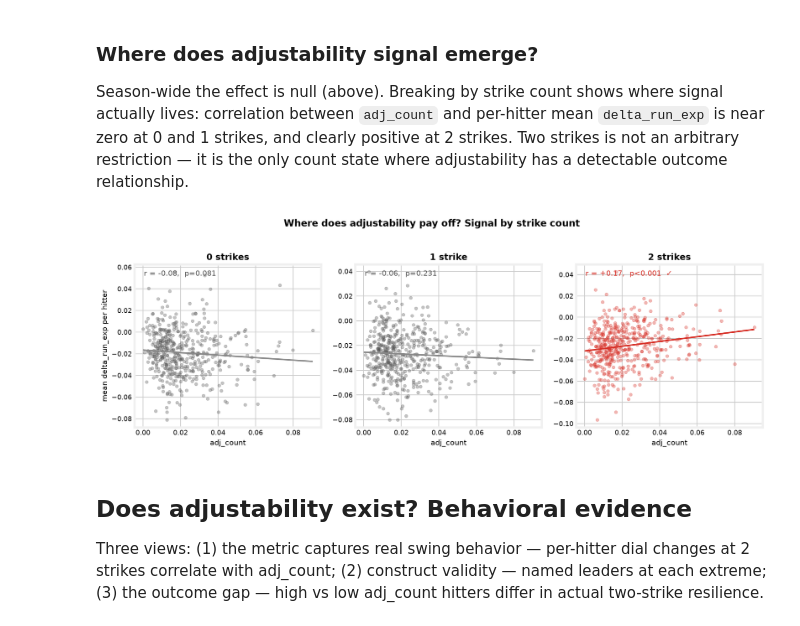
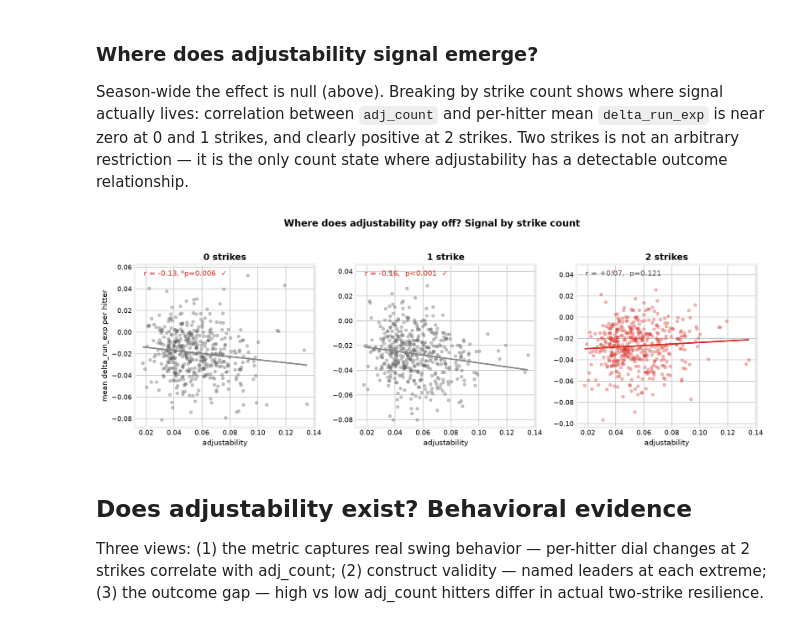
Before and after one commit to theoauyeung/swing_repetoire, a Jupyter notebook: src/adjustability_results.ipynb, the cells around one changed output. Cells and saved outputs as stored; diff of their text form; code cells hidden in the pictures.

Commit message:
auto: results/plots/adjustability/adjustability_signal_by_count.png, src/adjustability_results.ipynb

```diff
--- a/src/adjustability_results.ipynb
+++ b/src/adjustability_results.ipynb
@@ -258,7 +258,7 @@ quality  r = +0.431 (p=9.5e-23);  adjustability raw r = -0.160, partial r|qualit
 
 Season-wide the effect is null (above). Breaking by strike count shows where signal actually lives: correlation between `adj_count` and per-hitter mean `delta_run_exp` is near zero at 0 and 1 strikes, and clearly positive at 2 strikes. Two strikes is not an arbitrary restriction — it is the only count state where adjustability has a detectable outcome relationship.
 # %%
-# Signal by strike count: correlation between adj_count and per-hitter mean delta_run_exp
+# Signal by strike count: correlation between composite adjustability and per-hitter mean delta_run_exp
 # at 0, 1, 2 strikes. Shows 2 strikes is the only count state with a detectable signal.
 import numpy as np
 import matplotlib.pyplot as plt
@@ -267,43 +267,43 @@ from scipy import stats
 MIN_SW = 50
 swings_raw = pd.read_parquet(DATA / 'xrv_swings.parquet')
 adj_raw    = pd.read_parquet(DATA / 'adjustability.parquet',
-                              columns=['batter_id', 'batter_stand', 'adj_count'])
+                              columns=['batter_id', 'batter_stand', 'adjustability'])
 
 grp = (swings_raw.groupby(['batter_id', 'batter_stand', 'strikes'])
                  .agg(rv=('delta_run_exp', 'mean'), n=('delta_run_exp', 'size'))
                  .reset_index())
 grp = grp[grp['n'] >= MIN_SW]
 sig_df = grp.merge(adj_raw, on=['batter_id', 'batter_stand'])
 
 BLUE, RED = '#2166ac', '#d73027'
 with plt.style.context(FT):
     fig, axes = plt.subplots(1, 3, figsize=(13, 4.5), sharey=False)
     fig.suptitle('Where does adjustability pay off? Signal by strike count',
                  fontsize=13, fontweight='bold', y=1.01)
     for ax, s in zip(axes, [0, 1, 2]):
-        d = sig_df[sig_df['strikes'] == s].dropna(subset=['adj_count', 'rv'])
-        r, p = stats.pearsonr(d['adj_count'], d['rv'])
-        ax.scatter(d['adj_count'], d['rv'], alpha=0.35, s=18,
+        d = sig_df[sig_df['strikes'] == s].dropna(subset=['adjustability', 'rv'])
+        r, p = stats.pearsonr(d['adjustability'], d['rv'])
+        ax.scatter(d['adjustability'], d['rv'], alpha=0.35, s=18,
                    color=(RED if s == 2 else '#555555'))
-        xs = np.linspace(d['adj_count'].min(), d['adj_count'].max(), 200)
-        m, b = np.polyfit(d['adj_count'], d['rv'], 1)
+        xs = np.linspace(d['adjustability'].min(), d['adjustability'].max(), 200)
+        m, b = np.polyfit(d['adjustability'], d['rv'], 1)
         ax.plot(xs, m * xs + b, color=(RED if s == 2 else '#888888'), lw=2)
         p_str = 'p<0.001' if p < 0.001 else f'p={p:.3f}'
         sig = '  ✓' if p < 0.05 else ''
         ax.set_title(f'{s} strike{"s" if s != 1 else ""}', fontsize=12, fontweight='bold')
         ax.annotate(f'r = {r:+.2f},  {p_str}{sig}', xy=(0.05, 0.93),
                     xycoords='axes fraction', fontsize=10,
                     color=(RED if p < 0.05 else '#555555'))
-        ax.set_xlabel('adj_count', fontsize=10)
+        ax.set_xlabel('adjustability', fontsize=10)
         if s == 0:
             ax.set_ylabel('mean delta_run_exp per hitter', fontsize=10)
         ax.tick_params(labelsize=9)
     plt.tight_layout()
     out = plot_path('adjustability_signal_by_count.png')
     fig.savefig(out, dpi=150, bbox_inches='tight')
     display(Image(filename=str(out)))
 # %% [output]
-[figure, old version]
+[figure, new version]
 # %% [markdown]
 ## Does adjustability exist? Behavioral evidence
 
```
Also changed, not shown: 1 other file.
